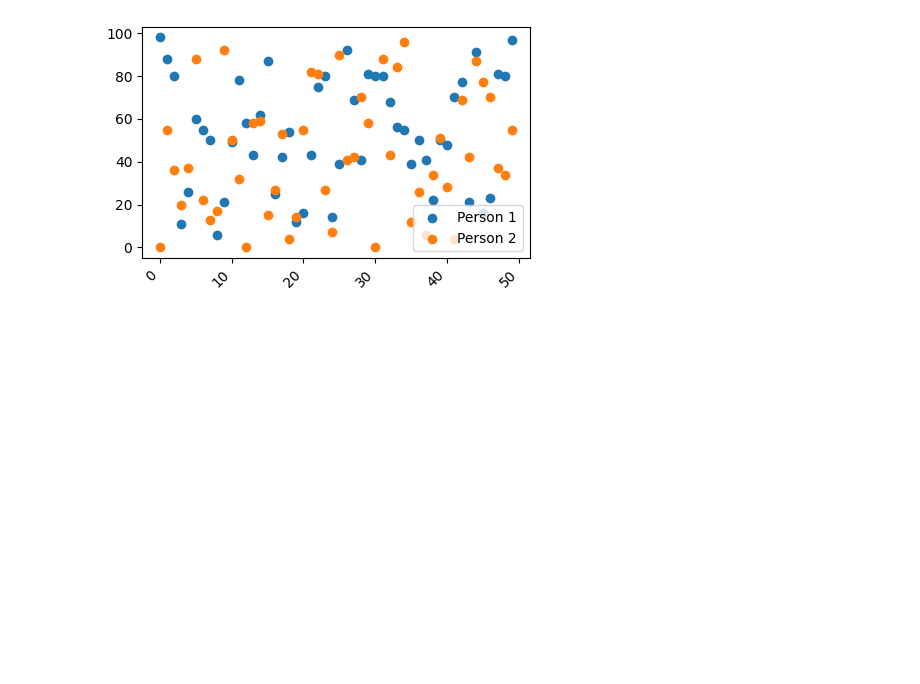
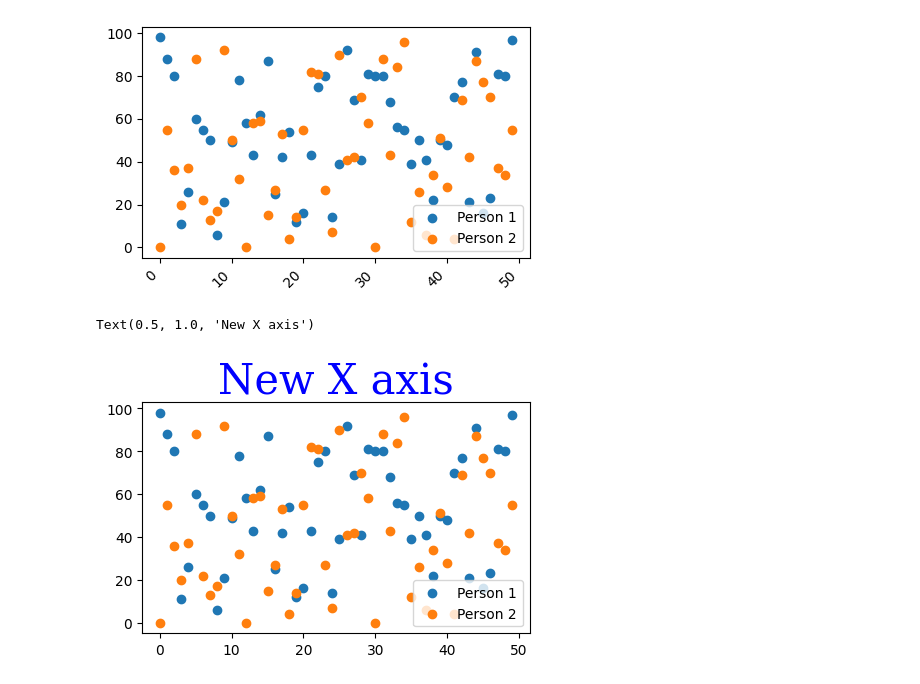
Before and after one commit to AnthoniaAina/visualization, a Jupyter notebook: 02_activities/assignments/participation/Jan22LiveCode.ipynb, the cells around one changed output. Drawn from its saved outputs; the diff is of its cells as text; code cells hidden in the pictures; blank space fills up the shorter version.

```diff
--- a/02_activities/assignments/participation/Jan22LiveCode.ipynb
+++ b/02_activities/assignments/participation/Jan22LiveCode.ipynb
@@ -146,3 +146,13 @@ plt.xticks(rotation=45, ha='right')
   Text(50.0, 0, '50'),
   Text(60.0, 0, '60')])
 [figure]
+# %%
+fig, ax = plt.subplots(figsize=(5, 3))
+ax.scatter(x,y1, label = "Person 1")
+ax.scatter(x,y2, label = "Person 2")
+ax.legend(loc='lower right')
+font1={'family':'serif', 'color':'blue', 'size':30}
+ax.set_title('New X axis', fontdict=font1)
+# %% [output]
+Text(0.5, 1.0, 'New X axis')
+[figure, added]
```
Also changed, not shown: parts of 2 cells of this notebook.
